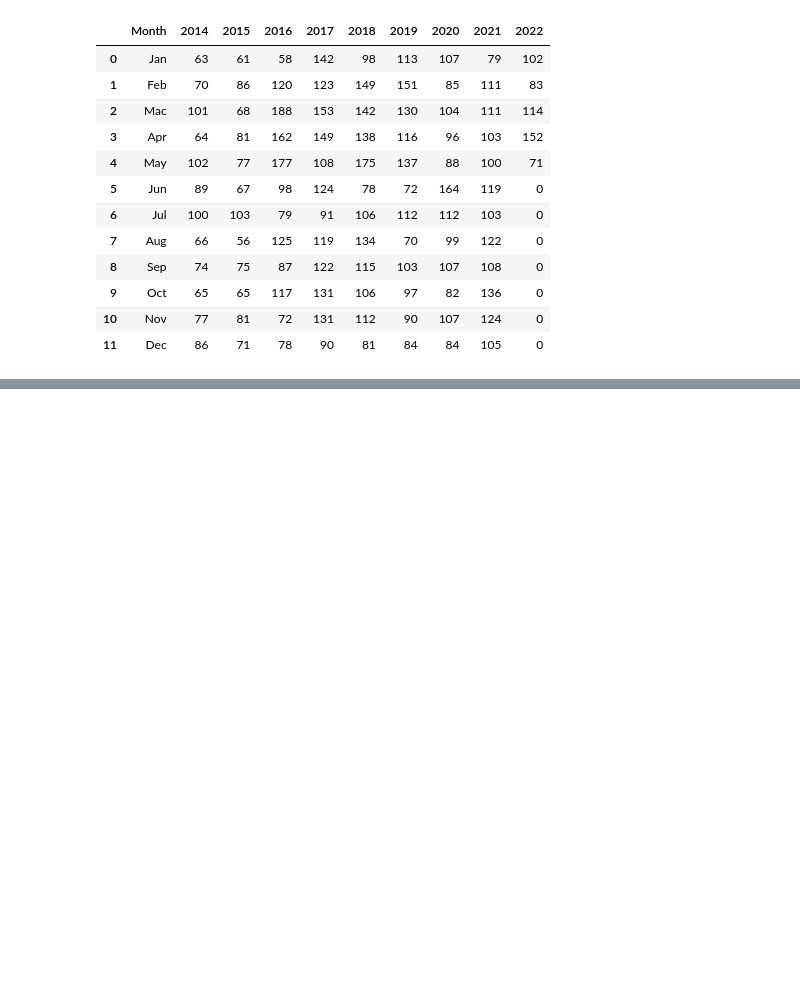
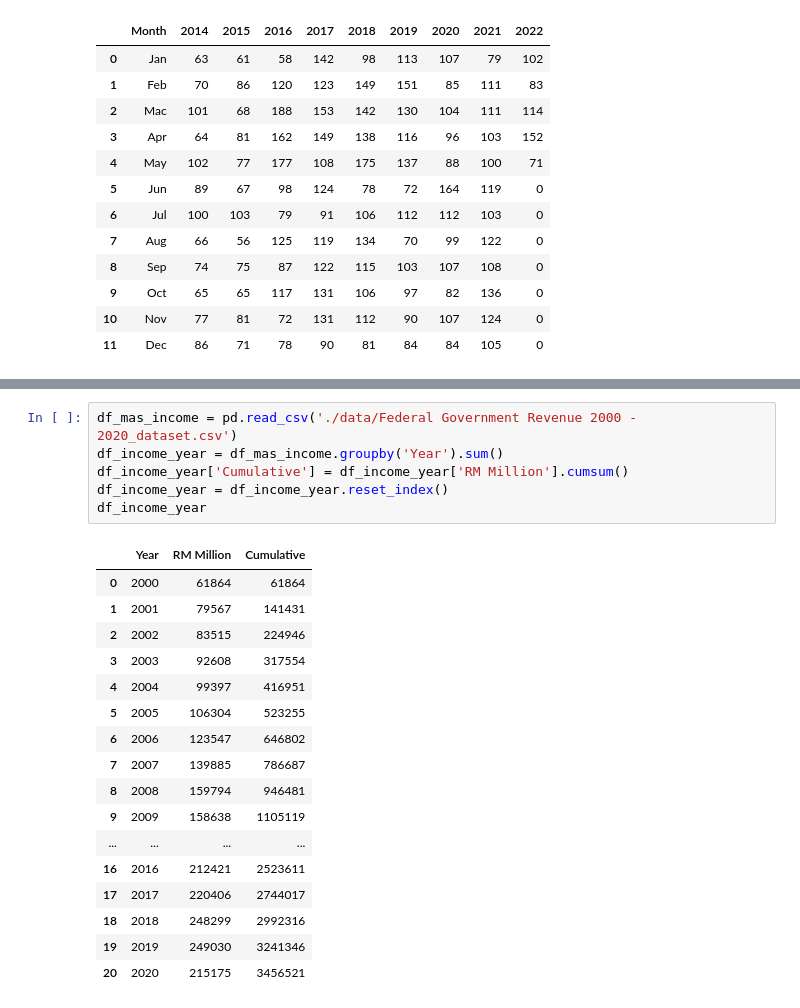
Before and after one commit to zzahir1978/my_dashboard, a Jupyter notebook: Dashboard_Notebook.ipynb, the cells around one changed output, grey strips where cells are left out. Saved outputs shown, nothing was run; the diff lists cells and outputs as text; blank space fills up the shorter version.

```diff
--- a/Dashboard_Notebook.ipynb
+++ b/Dashboard_Notebook.ipynb
@@ -145,0 +194,24 @@ df_ecost
+# %%
+df_mas_income = pd.read_csv('./data/Federal Government Revenue 2000 - 2020_dataset.csv')
+df_income_year = df_mas_income.groupby('Year').sum()
+df_income_year['Cumulative'] = df_income_year['RM Million'].cumsum()
+df_income_year = df_income_year.reset_index()
+df_income_year
+# %% [output]
+|  | Year | RM Million | Cumulative |
+| 0 | 2000 | 61864 | 61864 |
+| 1 | 2001 | 79567 | 141431 |
+| 2 | 2002 | 83515 | 224946 |
+| 3 | 2003 | 92608 | 317554 |
+| 4 | 2004 | 99397 | 416951 |
+| 5 | 2005 | 106304 | 523255 |
+| 6 | 2006 | 123547 | 646802 |
+| 7 | 2007 | 139885 | 786687 |
+| 8 | 2008 | 159794 | 946481 |
+| 9 | 2009 | 158638 | 1105119 |
+| ... | ... | ... | ... |
+| 16 | 2016 | 212421 | 2523611 |
+| 17 | 2017 | 220406 | 2744017 |
+| 18 | 2018 | 248299 | 2992316 |
+| 19 | 2019 | 249030 | 3241346 |
+| 20 | 2020 | 215175 | 3456521 |
```
Also changed, not shown: parts of 7 cells of this notebook.
